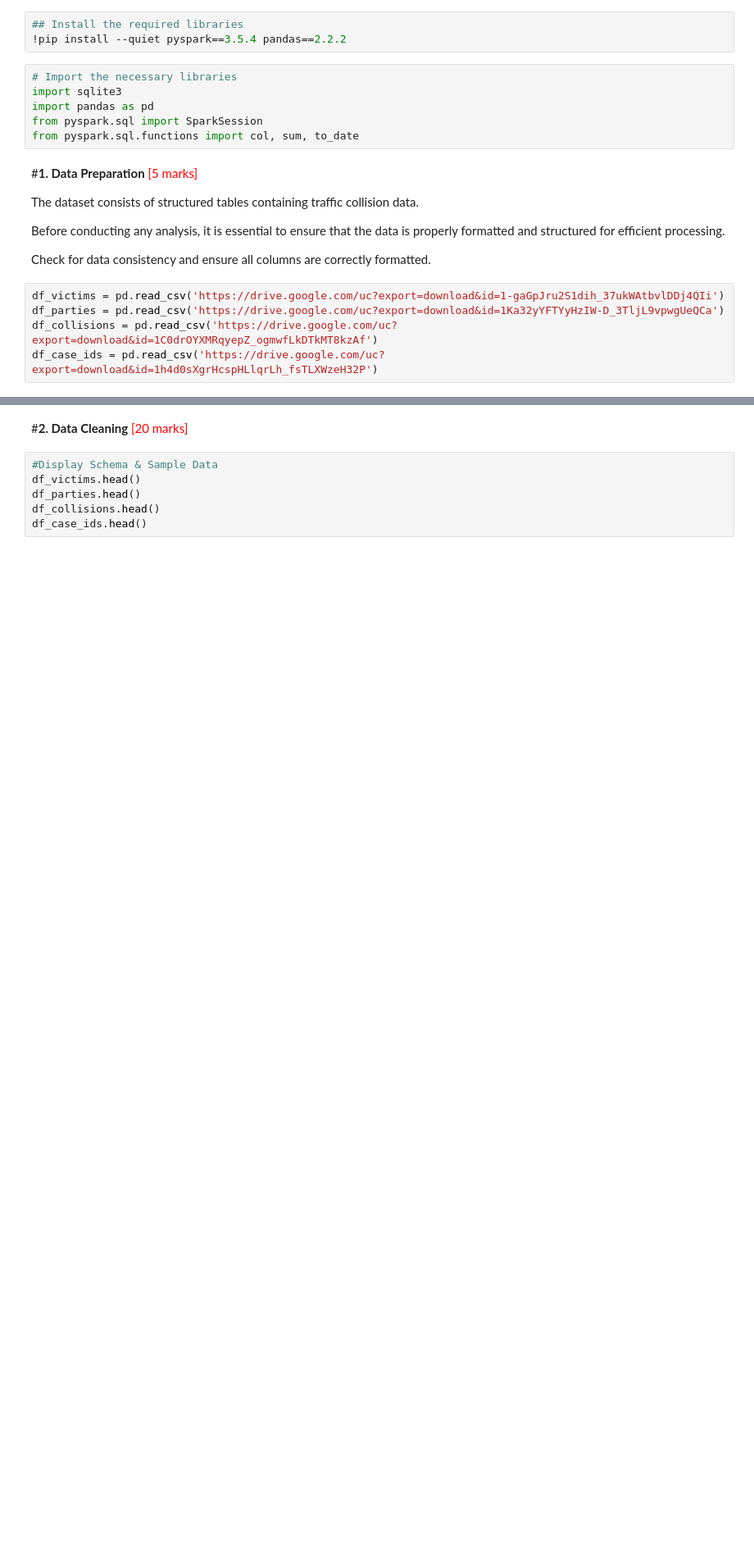
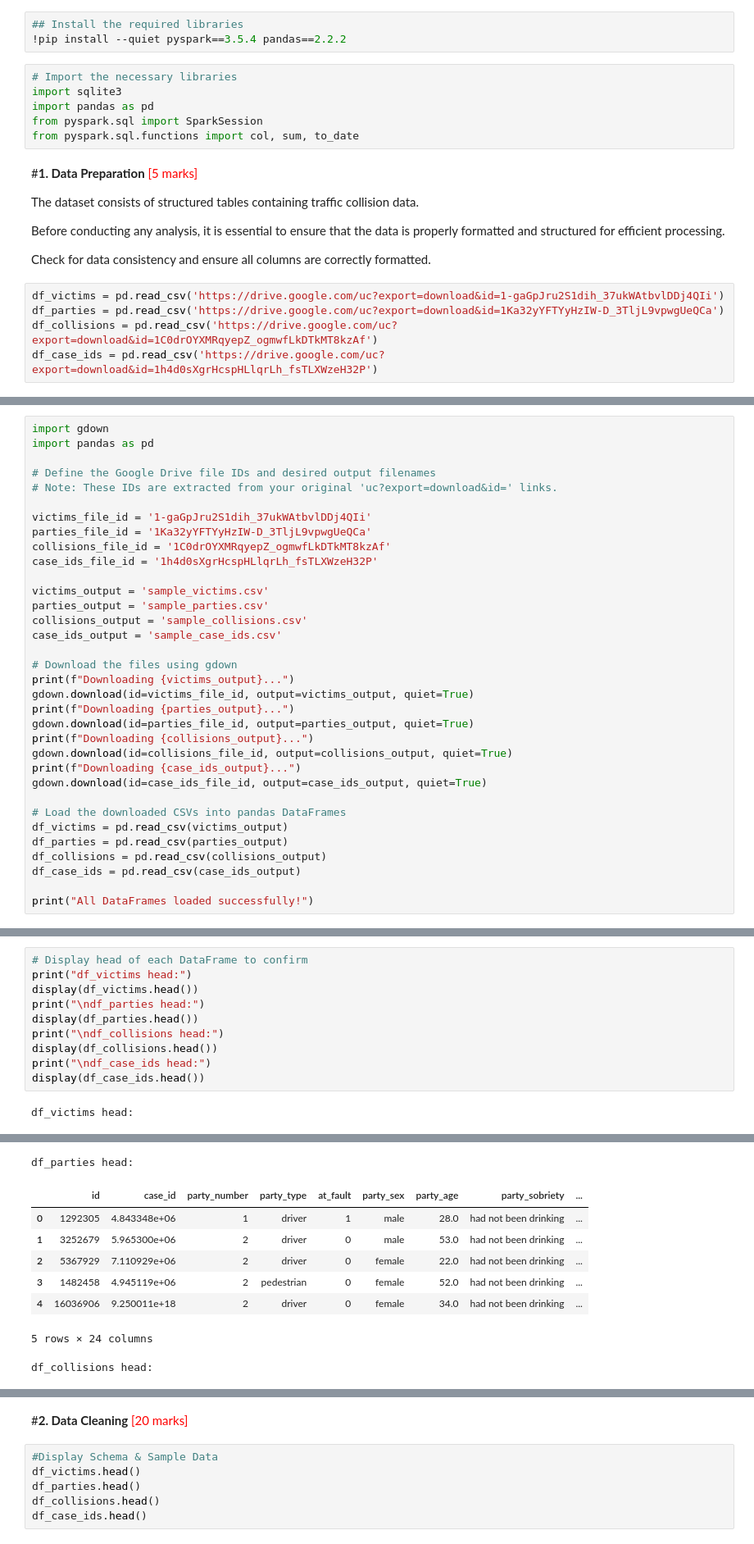
Before and after one commit to mayuresh-tungare/c3-project, a Jupyter notebook: ETL_Traffic_Data_Analysis_Mayuresh_Tungare.ipynb, the cells around one changed output, grey strips where cells are left out. Shown at 82% size. Drawn from its saved outputs; the diff is of its cells as text; blank space fills up the shorter version.

```diff
--- a/ETL_Traffic_Data_Analysis_Mayuresh_Tungare.ipynb
+++ b/ETL_Traffic_Data_Analysis_Mayuresh_Tungare.ipynb
@@ -127,0 +135,34 @@ df_case_ids = pd.read_csv('https://drive.google.com/uc?export=download&id=1h4d0s
+# %%
+import gdown
+import pandas as pd
+
+# Define the Google Drive file IDs and desired output filenames
+# Note: These IDs are extracted from your original 'uc?export=download&id=' links.
+
+victims_file_id = '1-gaGpJru2S1dih_37ukWAtbvlDDj4QIi'
+parties_file_id = '1Ka32yYFTYyHzIW-D_3TljL9vpwgUeQCa'
+collisions_file_id = '1C0drOYXMRqyepZ_ogmwfLkDTkMT8kzAf'
+case_ids_file_id = '1h4d0sXgrHcspHLlqrLh_fsTLXWzeH32P'
+
+victims_output = 'sample_victims.csv'
+parties_output = 'sample_parties.csv'
+collisions_output = 'sample_collisions.csv'
+case_ids_output = 'sample_case_ids.csv'
+
+# Download the files using gdown
+print(f"Downloading {victims_output}...")
+gdown.download(id=victims_file_id, output=victims_output, quiet=True)
+print(f"Downloading {parties_output}...")
+gdown.download(id=parties_file_id, output=parties_output, quiet=True)
+print(f"Downloading {collisions_output}...")
+gdown.download(id=collisions_file_id, output=collisions_output, quiet=True)
+print(f"Downloading {case_ids_output}...")
+gdown.download(id=case_ids_file_id, output=case_ids_output, quiet=True)
+
+# Load the downloaded CSVs into pandas DataFrames
+df_victims = pd.read_csv(victims_output)
+df_parties = pd.read_csv(parties_output)
+df_collisions = pd.read_csv(collisions_output)
+df_case_ids = pd.read_csv(case_ids_output)
+
+print("All DataFrames loaded successfully!")
@@ -127,0 +175,12 @@ df_case_ids = pd.read_csv('https://drive.google.com/uc?export=download&id=1h4d0s
+# %%
+# Display head of each DataFrame to confirm
+print("df_victims head:")
+display(df_victims.head())
+print("\ndf_parties head:")
+display(df_parties.head())
+print("\ndf_collisions head:")
+display(df_collisions.head())
+print("\ndf_case_ids head:")
+display(df_case_ids.head())
+# %% [output]
+df_victims head:
@@ -127,0 +193,9 @@ df_case_ids = pd.read_csv('https://drive.google.com/uc?export=download&id=1h4d0s
+df_parties head:
+|  | id | case_id | party_number | party_type | at_fault | party_sex | party_age | party_sobriety | ... |
+| 0 | 1292305 | 4.843348e+06 | 1 | driver | 1 | male | 28.0 | had not been drinking | ... |
+| 1 | 3252679 | 5.965300e+06 | 2 | driver | 0 | male | 53.0 | had not been drinking | ... |
+| 2 | 5367929 | 7.110929e+06 | 2 | driver | 0 | female | 22.0 | had not been drinking | ... |
+| 3 | 1482458 | 4.945119e+06 | 2 | pedestrian | 0 | female | 52.0 | had not been drinking | ... |
+| 4 | 16036906 | 9.250011e+18 | 2 | driver | 0 | female | 34.0 | had not been drinking | ... |
+5 rows × 24 columns
+df_collisions head:
```
Also changed, not shown: parts of 21 cells of this notebook.
